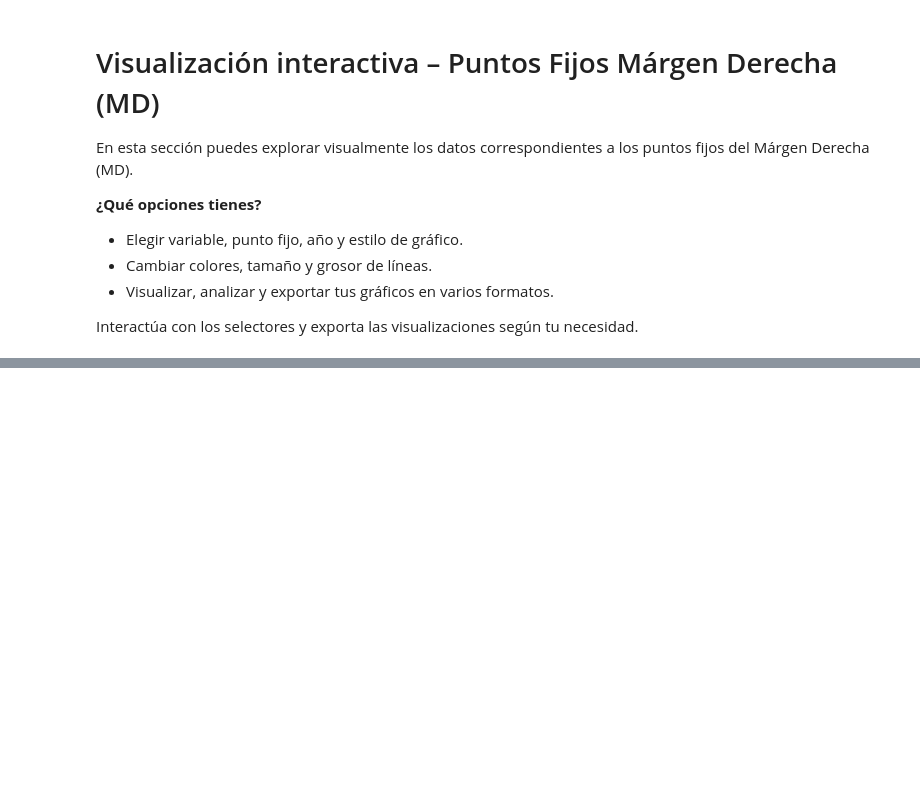
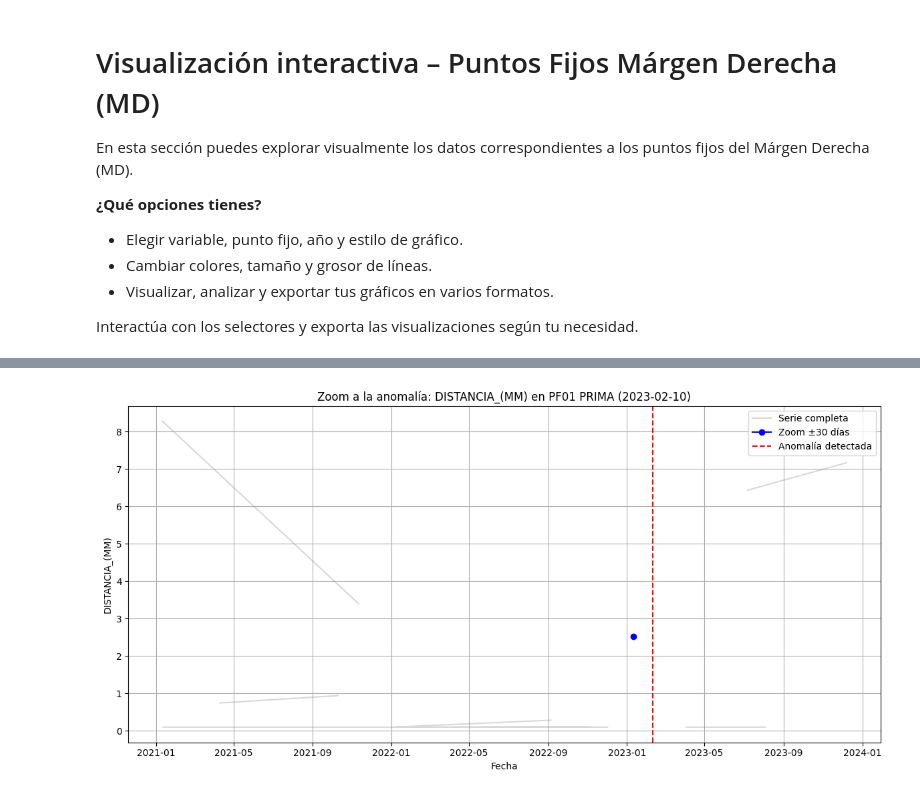
Before and after one commit to JorgeAccardi/auscultacion-presa, a Jupyter notebook: Analisis_Puntos_Fijos_MI_MD.ipynb, the cells around one changed output, grey strips where cells are left out. Saved outputs shown, nothing was run; the diff lists cells and outputs as text; code cells hidden in the pictures; blank space fills up the shorter version.

```diff
--- a/Analisis_Puntos_Fijos_MI_MD.ipynb
+++ b/Analisis_Puntos_Fijos_MI_MD.ipynb
@@ -63,3 +82,17 @@ memory usage: 407.5+ KB
+# %%
+# Limpieza de valores NaN por interpolación lineal en Márgen Izquierda (MI) y Márgen Derecha (MD)
+
+import pandas as pd
+
+# --- Márgen Izquierda (MI) ---
+df_mi = df_mi.copy()
+cols_numericas = df_mi.select_dtypes(include='number').columns
+df_mi[cols_numericas] = df_mi[cols_numericas].interpolate(method='linear', limit_direction='both')
+
+# --- Márgen Derecha (MD) ---
+df_md = df_md.copy()
+cols_numericas = df_md.select_dtypes(include='number').columns
+df_md[cols_numericas] = df_md[cols_numericas].interpolate(method='linear', limit_direction='both')
 # %% [markdown]
 # Instalación de dependencias
 
@@ -741,0 +1485,49 @@ HBox(children=(Dropdown(description='Formato:', options=('PNG', 'JPEG', 'SVG', '
+# %%
+import pandas as pd
+import matplotlib.pyplot as plt
+
+# --- CONFIGURACIÓN DEL USUARIO ---
+punto = "PF01 PRIMA"  # Cambia por el punto exacto
+fecha_anomalia = pd.Timestamp("2023-02-10")  # Cambia por fecha específica
+ventana = 30  # Días antes y después para el zoom
+
+# --- PREPARAR DATOS ---
+data_pf = df_md[df_md['INSTRUMENTO'].str.strip() == punto].copy()
+data_pf['FECHA'] = pd.to_datetime(data_pf['FECHA'], errors='coerce')
+data_pf.columns = data_pf.columns.str.strip()
+
+# Asigna la columna de distancia preferida
+col_dist = None
+if 'DISTANCIA_(MM)' in data_pf.columns:
+    col_dist = 'DISTANCIA_(MM)'
+elif 'DISTANCIA_[M]' in data_pf.columns:
+    col_dist = 'DISTANCIA_[M]'
+else:
+    print("No se encontró una columna de distancia reconocida. Las columnas disponibles son:")
+    print(data_pf.columns.tolist())
+    raise Exception("Corrige el nombre de la columna de distancia en el script.")
+
+# --- MÁSCARA TEMPORAL ---
+mask = (
+    (data_pf['FECHA'] >= fecha_anomalia - pd.Timedelta(days=ventana)) &
+    (data_pf['FECHA'] <= fecha_anomalia + pd.Timedelta(days=ventana))
+)
+
+# --- GRAFICADO ---
+plt.figure(figsize=(12, 6))
+plt.plot(data_pf['FECHA'], data_pf[col_dist], label='Serie completa', alpha=0.3, color='grey')
+plt.plot(
+    data_pf['FECHA'][mask],
+    data_pf[col_dist][mask],
+    marker='o', color='blue', label=f'Zoom ±{ventana} días'
+)
+plt.axvline(fecha_anomalia, color='red', linestyle='--', label='Anomalía detectada')
+plt.xlabel('Fecha')
+plt.ylabel(col_dist)
+plt.title(f'Zoom a la anomalía: {col_dist} en {punto} ({fecha_anomalia.date()})')
+plt.legend()
+plt.grid(True)
+plt.tight_layout()
+plt.show()
+# %% [output]
+[figure, added]
```
Also changed, not shown: parts of 25 cells of this notebook.
